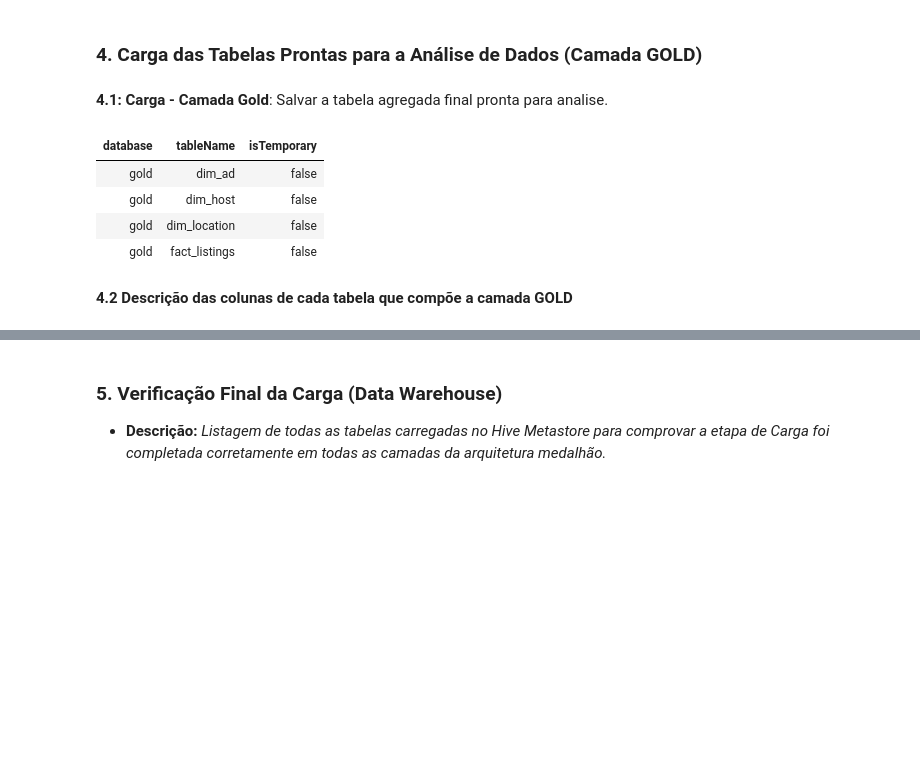
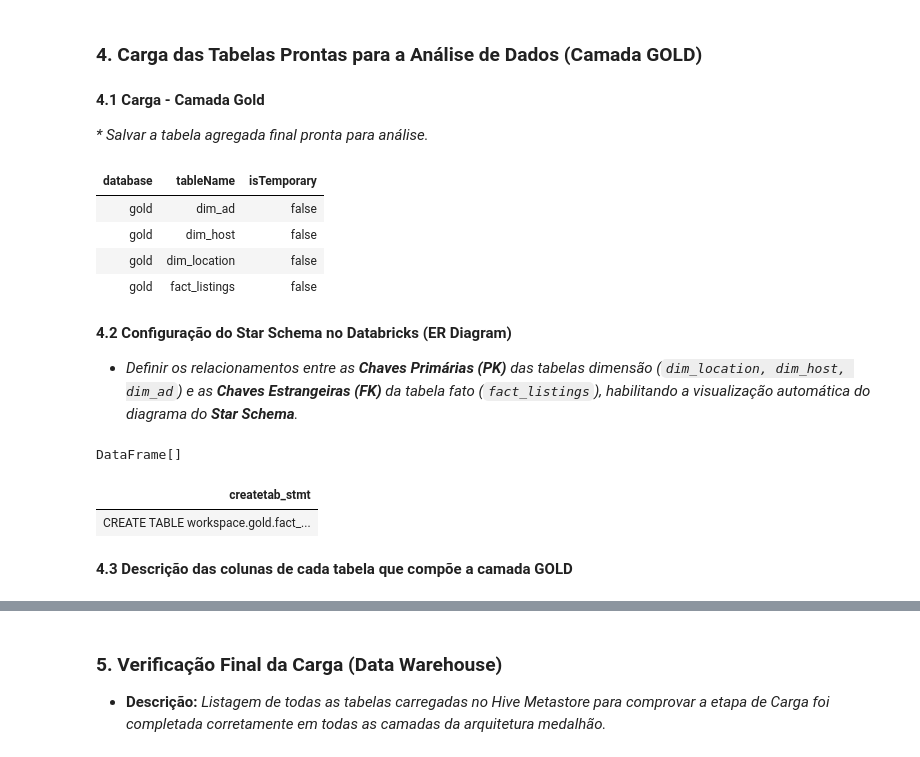
Before and after one commit to juliafarah/MVP_Data_Engineering, a Jupyter notebook: MVP_Pipeline_Airbnb_Rio.ipynb, the cells around one changed output, grey strips where cells are left out. Drawn from its saved outputs; the diff is of its cells as text; code cells hidden in the pictures; blank space fills up the shorter version.

```diff
--- a/MVP_Pipeline_Airbnb_Rio.ipynb
+++ b/MVP_Pipeline_Airbnb_Rio.ipynb
@@ -716,7 +716,9 @@ SELECT
 # %% [markdown]
 ### **4. Carga das Tabelas Prontas para a Análise de Dados (Camada GOLD)**
 # %% [markdown]
-**4.1: Carga - Camada Gold**: Salvar a tabela agregada final pronta para analise.
+**4.1 Carga - Camada Gold**
+
+_* Salvar a tabela agregada final pronta para análise._
 # %%
 tabelas_star_schema = ["dim_location", "dim_host", "dim_ad", "fact_listings"]
 
@@ -732,3 +734,12 @@ display(spark.sql("SHOW TABLES IN gold"))
 | gold | dim_host | false |
 | gold | dim_location | false |
 | gold | fact_listings | false |
+# %% [markdown]
+**4.2 Configuração do Star Schema no Databricks (ER Diagram)**
+
+- _Definir os relacionamentos entre as **Chaves Primárias (PK)** das tabelas dimensão (`dim_location, dim_host, dim_ad`) e as **Chaves Estrangeiras (FK)** da tabela fato (`fact_listings`), habilitando a visualização automática do diagrama do **Star Schema**._
+# %%
+# usa apenas as tabelas da camada gold
+spark.sql("USE gold")
+# %% [output]
+DataFrame[]
@@ -735,5 +782,13 @@ display(spark.sql("SHOW TABLES IN gold"))
+# %%
+%sql
+--double check se ta tudo ok
+
+SHOW CREATE TABLE fact_listings;
+# %% [output]
+| createtab_stmt |
+| CREATE TABLE workspace.gold.fact_... |
 # %% [markdown]
-**4.2 Descrição das colunas de cada tabela que compõe a camada GOLD**
+**4.3 Descrição das colunas de cada tabela que compõe a camada GOLD**
 # %%
 print("Tabela dim_location:")
 df_gold_dim_localizacao = spark.table("gold.dim_location")
```
Also changed, not shown: parts of 2 cells of this notebook.
